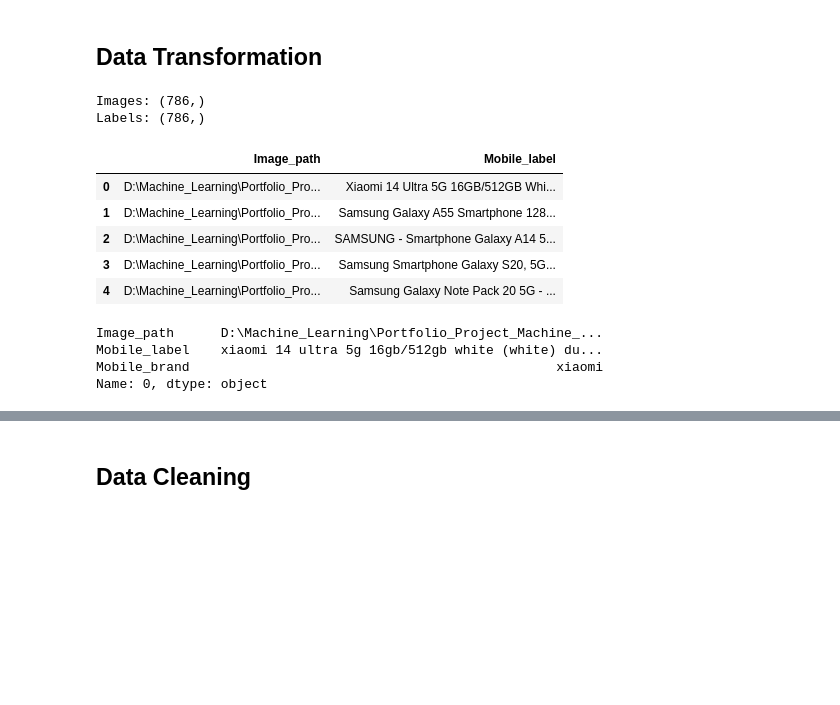
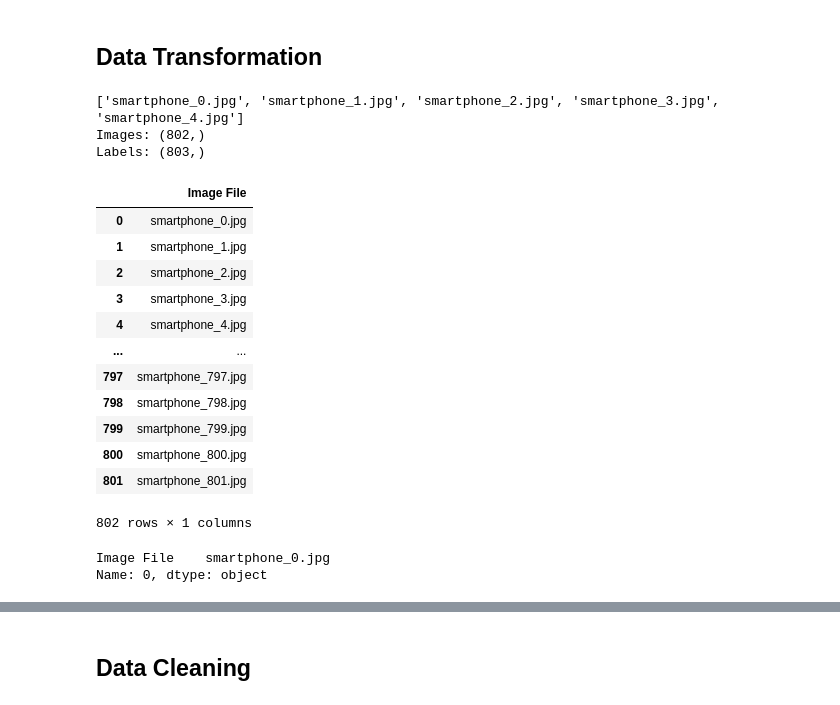
Before and after one commit to mian-adoan98/MLP_Mobile_Phone_Recognition, a Jupyter notebook: image_processing/data_tranformation.ipynb, the cells around one changed output, grey strips where cells are left out. Cells and saved outputs as stored; diff of their text form; code cells hidden in the pictures; blank space fills up the shorter version.

```diff
--- a/image_processing/data_tranformation.ipynb
+++ b/image_processing/data_tranformation.ipynb
@@ -37,11 +111,20 @@ array(['Xiaomi 14 Ultra 5G 16GB/512GB White (White) Dual SIM\n',
 # %%
 # combine image file name with its path
 image_path = "D:\\Machine_Learning\\Portfolio_Project_Machine_Learning\\Mobile_Phone_Recognition\\mobile_phone_images\\mobile_images"
-images_ar = np.array([os.path.join(image_path, image_file) for image_file in images_list])
+images_ar = np.array([os.path.join(image_path, image_file) for image_file in image_files])
+
+# Get all image filenames
+image_files = os.listdir(img_dir)
+
+# Sort the filenames numerically based on the number in the filename
+image_files.sort(key=lambda x: int(x.split('_')[1].split('.')[0]))
+images_ar = np.array(image_files)
 
 # display shape of images and labels
+print(image_files[:5])
 print(f"Images: {images_ar.shape}")
 print(f"Labels: {label_ar.shape}")
 # %% [output]
-Images: (786,)
-Labels: (786,)
+['smartphone_0.jpg', 'smartphone_1.jpg', 'smartphone_2.jpg', 'smartphone_3.jpg', 'smartphone_4.jpg']
+Images: (802,)
+Labels: (803,)
@@ -59,16 +130,0 @@ image_df = construct_dataframe(features=feature_name, data=graph_data)
-# %%
-image_df.head()
-# %% [output]
-|  | Image_path | Mobile_label |
-| 0 | D:\Machine_Learning\Portfolio_Pro... | Xiaomi 14 Ultra 5G 16GB/512GB Whi... |
-| 1 | D:\Machine_Learning\Portfolio_Pro... | Samsung Galaxy A55 Smartphone 128... |
-| 2 | D:\Machine_Learning\Portfolio_Pro... | SAMSUNG - Smartphone Galaxy A14 5... |
-| 3 | D:\Machine_Learning\Portfolio_Pro... | Samsung Smartphone Galaxy S20, 5G... |
-| 4 | D:\Machine_Learning\Portfolio_Pro... | Samsung Galaxy Note Pack 20 5G - ... |
-# %%
-image_df.iloc[0]
-# %% [output]
-Image_path      D:\Machine_Learning\Portfolio_Project_Machine_...
-Mobile_label    xiaomi 14 ultra 5g 16gb/512gb white (white) du...
-Mobile_brand                                               xiaomi
-Name: 0, dtype: object
@@ -74,0 +141,22 @@ Name: 0, dtype: object
+# %%
+mobile_img_df
+# mobile_img_df.shape
+# %% [output]
+|  | Image File |
+| 0 | smartphone_0.jpg |
+| 1 | smartphone_1.jpg |
+| 2 | smartphone_2.jpg |
+| 3 | smartphone_3.jpg |
+| 4 | smartphone_4.jpg |
+| ... | ... |
+| 797 | smartphone_797.jpg |
+| 798 | smartphone_798.jpg |
+| 799 | smartphone_799.jpg |
+| 800 | smartphone_800.jpg |
+| 801 | smartphone_801.jpg |
+802 rows × 1 columns
+# %%
+mobile_img_df.loc[0]
+# %% [output]
+Image File    smartphone_0.jpg
+Name: 0, dtype: object
```
Also changed, not shown: parts of 17 cells of this notebook, 5 other files.
